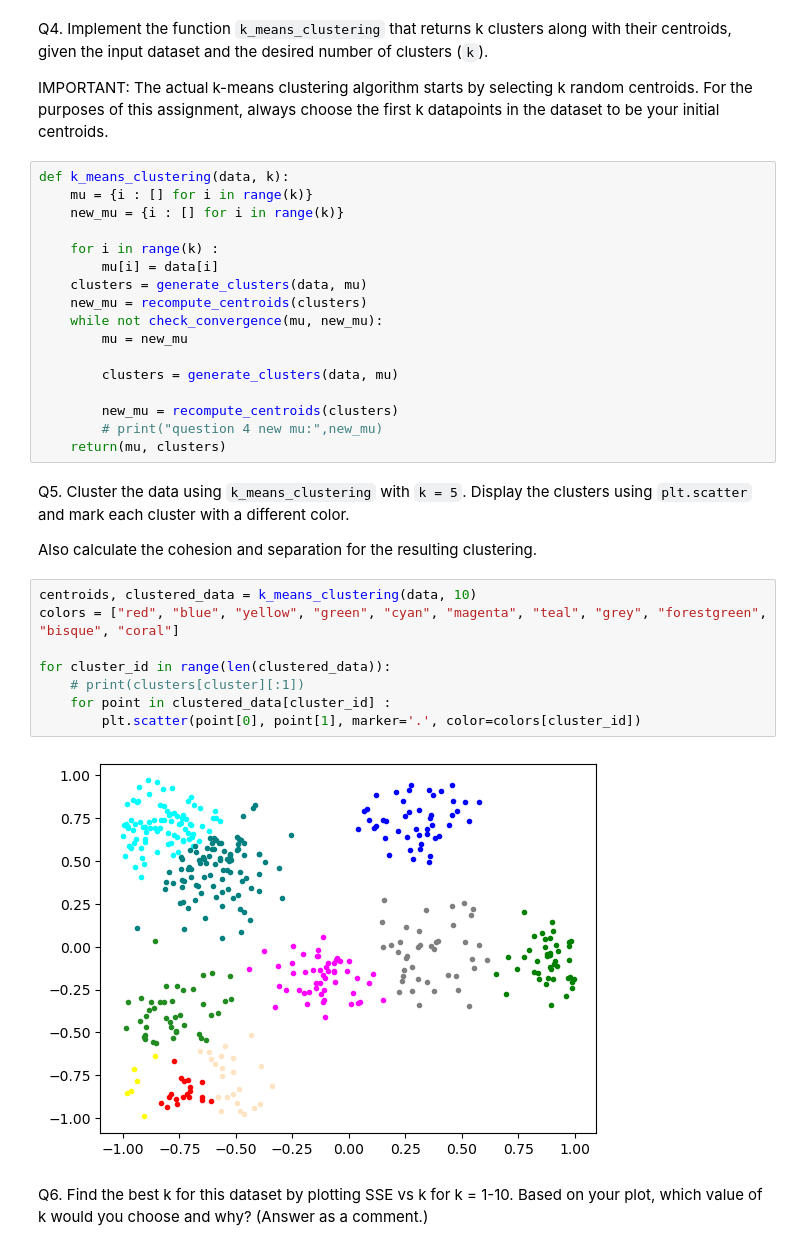
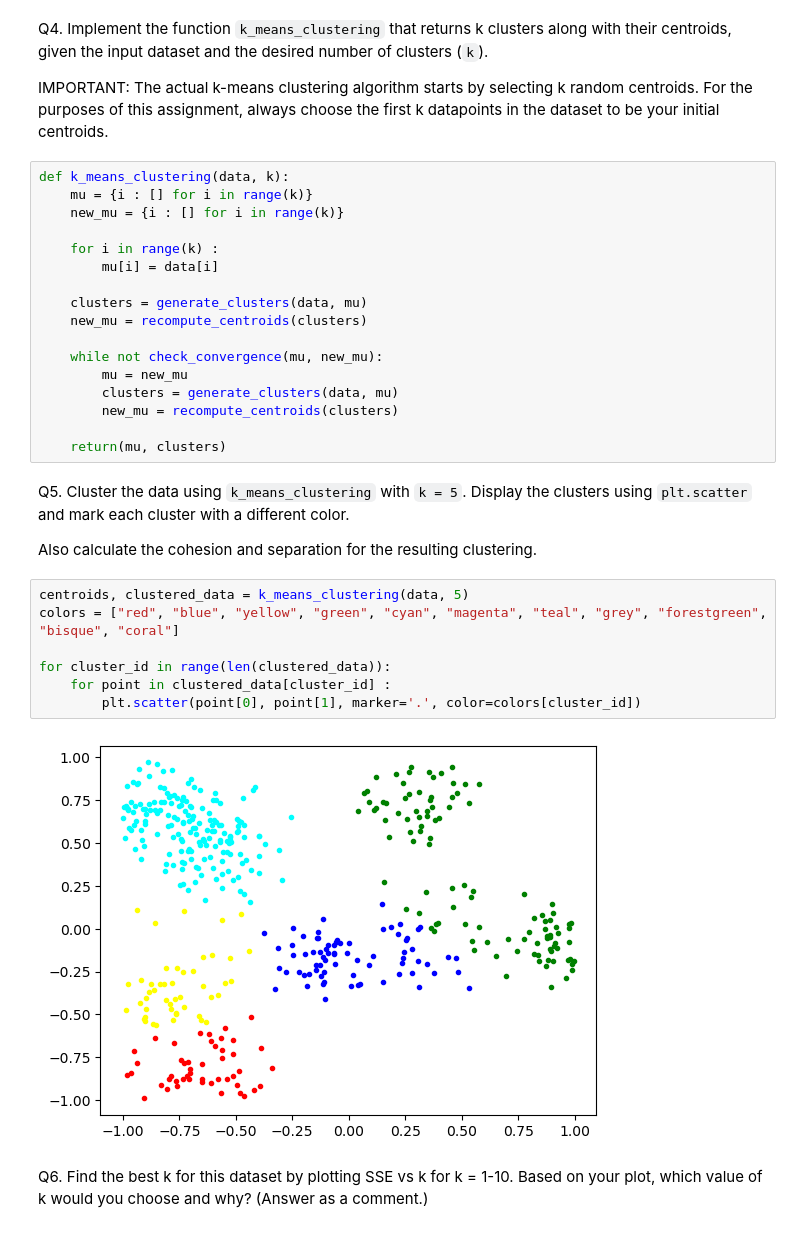
Before and after one commit to alantientran/ML-Clustering, a Jupyter notebook: HW5 - Clustering.ipynb, the cells around one changed output. Cells and saved outputs as stored; diff of their text form.

```diff
--- a/HW5 - Clustering.ipynb
+++ b/HW5 - Clustering.ipynb
@@ -104,30 +87,29 @@ def k_means_clustering(data, k):
 
     for i in range(k) :
         mu[i] = data[i]
+
     clusters = generate_clusters(data, mu)
     new_mu = recompute_centroids(clusters)
+
     while not check_convergence(mu, new_mu):
         mu = new_mu
+        clusters = generate_clusters(data, mu)
+        new_mu = recompute_centroids(clusters)
 
-        clusters = generate_clusters(data, mu)
-
-        new_mu = recompute_centroids(clusters)
-        # print("question 4 new mu:",new_mu)
     return(mu, clusters)
 # %% [markdown]
 Q5. Cluster the data using `k_means_clustering` with `k = 5`. Display the clusters using `plt.scatter` and mark each cluster with a different color.
 
 Also calculate the cohesion and separation for the resulting clustering.
 # %%
-centroids, clustered_data = k_means_clustering(data, 10)
+centroids, clustered_data = k_means_clustering(data, 5)
 colors = ["red", "blue", "yellow", "green", "cyan", "magenta", "teal", "grey", "forestgreen", "bisque", "coral"]
 
 for cluster_id in range(len(clustered_data)):
-    # print(clusters[cluster][:1])
     for point in clustered_data[cluster_id] :
         plt.scatter(point[0], point[1], marker='.', color=colors[cluster_id])
 # %% [output]
-[figure, old version]
+[figure, new version]
 # %% [markdown]
 Q6. Find the best k for this dataset by plotting SSE vs k for k = 1-10. Based on your plot, which value of k would you choose and why? (Answer as a comment.)
 # %%
```
Also changed, not shown: parts of 13 cells of this notebook.
